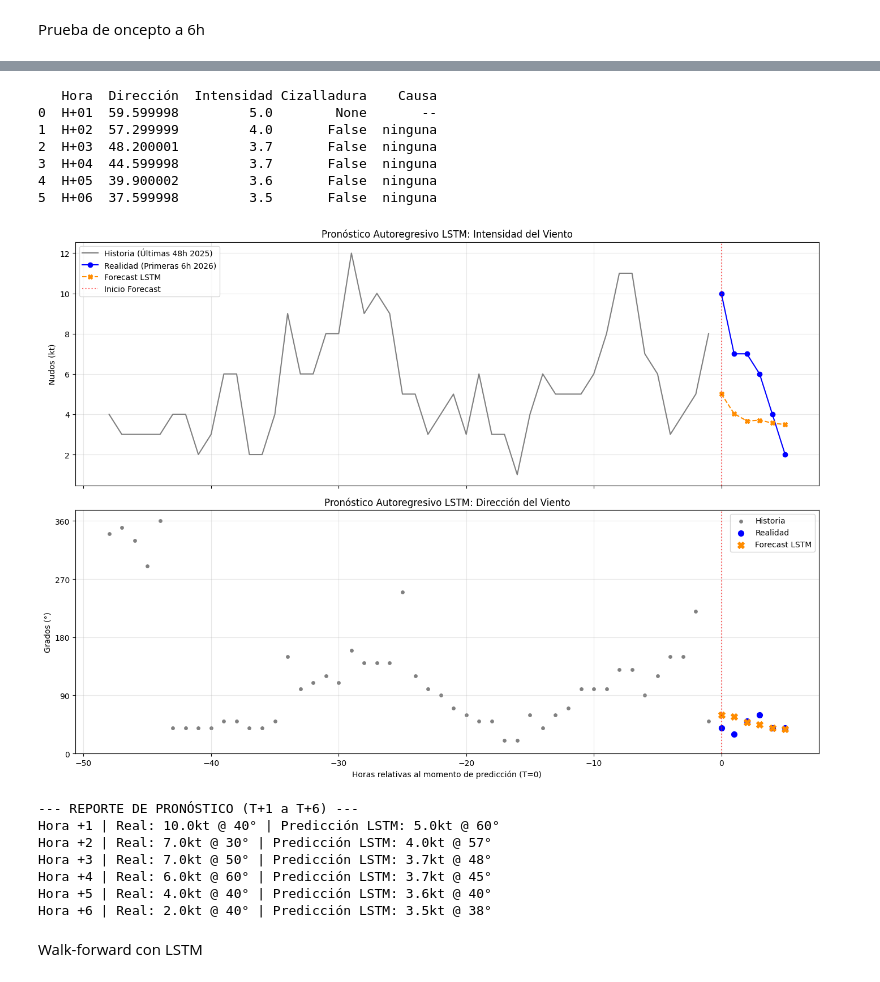
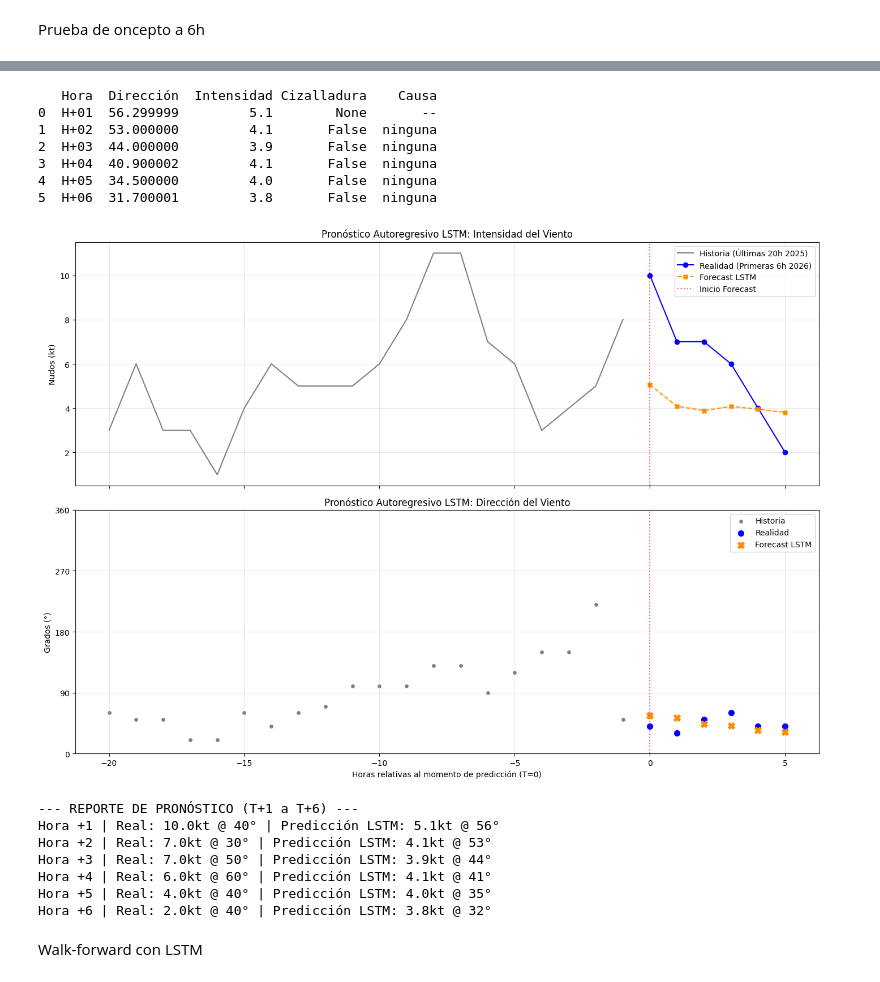
Before and after one commit to OmarLAlbarracinM/Prediccion-Cizalladura-SKBQ, a Jupyter notebook: docs/notebooks/Prueba_LSTM_pred_cizalladura.ipynb, the cells around one changed output, grey strips where cells are left out. Saved outputs shown, nothing was run; the diff lists cells and outputs as text; code cells hidden in the pictures.

Commit message:
Modelo validado con 20h

```diff
--- a/docs/notebooks/Prueba_LSTM_pred_cizalladura.ipynb
+++ b/docs/notebooks/Prueba_LSTM_pred_cizalladura.ipynb
@@ -463,6 +463,7 @@ reglas = {
     'dir_sin': 'mean',          # Promedio de la componente zonal
     'dir_cos': 'mean',          # Promedio de la componente meridional
     'intensidad_log': 'mean',
+    'intensidad_kt': 'mean',  # Promedio de intensidad para la hora
     'rafaga_kt': 'max',    # Capturamos la ráfaga más fuerte de la hora
     'temperatura': 'mean', # Promedio de temperatura
     'rocio': 'mean'       # Promedio de punto de rocío
@@ -476,6 +477,7 @@ df_modelo = df_pre_copy.resample('1h').agg(reglas)
 df_modelo['dir_sin'] = df_modelo['dir_sin'].interpolate(method='linear')
 df_modelo['dir_cos'] = df_modelo['dir_cos'].interpolate(method='linear')
 df_modelo['intensidad_log'] = df_modelo['intensidad_log'].interpolate(method='linear')
+df_modelo['intensidad_kt'] = df_modelo['intensidad_kt'].interpolate(method='linear')
 df_modelo['rafaga_kt'] = df_modelo['rafaga_kt'].fillna(0) # Si no hay reporte, rafaga es 0
 # Conservar las columnas 'temperatura' y 'rocio' en df_modelo
 df_modelo['temperatura'] = df_modelo['temperatura'].interpolate(method='linear')
@@ -528,3 +531,3 @@ plt.show()
 # %%
 # Filtrar desde 2013
-df_lstm = df_modelo.loc['2013-01-01':, ['dir_sin', 'dir_cos', 'intensidad_log', 'temperatura', 'rocio']].copy()
+df_lstm = df_modelo.loc['2013-01-01':, ['dir_sin', 'dir_cos', 'intensidad_kt', 'temperatura', 'rocio']].copy()
@@ -569,11 +590,11 @@ df_lstm.describe()
 ## LSTM
 # %%
 # Ajustar nombres reales de columnas en df_lstm
-features_modelo = ['dir_sin', 'dir_cos', 'intensidad_log', 'temperatura', 'rocio']
+features_modelo = ['dir_sin', 'dir_cos', 'intensidad_kt', 'temperatura', 'rocio']
 X = df_lstm[features_modelo].values
 
 # Lo que el modelo va a predecir
-targets = ['dir_sin', 'dir_cos', 'intensidad_log']
+targets = ['dir_sin', 'dir_cos', 'intensidad_kt']
 y = df_lstm[targets].values
 
 # ========== 2. PARTICIÓN CRONOLÓGICA CON DATOS NORMALIZADOS ==========
@@ -609,14 +630,6 @@ y_test  = scaler_y.transform(test_df[targets].to_numpy())
 print(f"\nXtrain: {Xtrain_data.shape} | y_train: {y_train.shape}")
 print(f"Xval:   {Xval_data.shape}   | y_val:   {y_val.shape}")
 print(f"Xtest:  {Xtest_data.shape}  | y_test:  {y_test.shape}")
-
-# ========== 3. VERIFICACIÓN DE SANIDAD ==========
-# La intensidad reconstruida no debe tener negativos
-y_train_orig = scaler_y.inverse_transform(y_train)
-intensidades = np.expm1(y_train_orig[:, 2])
-print(f"\nIntensidad mín en train: {intensidades.min():.2f} kt")
-print(f"Intensidad máx en train: {intensidades.max():.2f} kt")
-# Si mín >= 0, todo está bien
 # %% [output]
 Realizando partición cronológica...
 Train: 105192
@@ -635,7 +669,7 @@ Intensidad máx en train: 40.00 kt
 Generación secuencias para LSTM
 # %%
 # Parámetros metodológicos
-n_back = 48  # Nuestra ventana óptima de rezagos (reemplaza al 15 de tu notebook)
+n_back = 20  # Nuestra ventana óptima de rezagos (reemplaza al 15 de tu notebook)
 batch_size_train = 256 # Un lote más grande acelera el entrenamiento en TF
 batch_size_test = 1    # Como en tu notebook, batch_size=1 en test facilita la inferencia
 
@@ -916,6 +1013,6 @@ def detectar_cizalladura(direccion_pred, intensidad_pred,
 # %%
 # forecast_escalado tiene forma (6, 3) -> resultado de predict_autoregressive
-direccion_pred, intensidad_pred = convertir_predicciones(forecast_escalado, scaler_y)
+#direccion_pred, intensidad_pred = convertir_predicciones(forecast_escalado, scaler_y)
 
 # Mostrar resultados
 
@@ -964,12 +1061,12 @@ df_pronostico = generar_pronostico_df(direccion_pred, intensidad_pred)
 print(df_pronostico)
 # %% [output]
    Hora  Dirección  Intensidad Cizalladura    Causa
-0  H+01  59.599998         5.0        None       --
-1  H+02  57.299999         4.0       False  ninguna
-2  H+03  48.200001         3.7       False  ninguna
-3  H+04  44.599998         3.7       False  ninguna
-4  H+05  39.900002         3.6       False  ninguna
-5  H+06  37.599998         3.5       False  ninguna
+0  H+01  56.299999         5.1        None       --
+1  H+02  53.000000         4.1       False  ninguna
+2  H+03  44.000000         3.9       False  ninguna
+3  H+04  40.900002         4.1       False  ninguna
+4  H+05  34.500000         4.0       False  ninguna
+5  H+06  31.700001         3.8       False  ninguna
 # %%
 # --- 1. Des-normalización de los datos ---
 # forecast_escalado ya tiene forma (6, 3) -> dir_sin, dir_cos, intensidad_log
@@ -991,7 +1088,7 @@ def sincos_log_a_meteorologia(matriz):
     log_vals = matriz[:, 2]
 
     direccion  = np.degrees(np.arctan2(sin_vals, cos_vals)) % 360
-    intensidad = np.expm1(log_vals)
+    intensidad = log_vals
     return intensidad, direccion
 
 # Calculamos las variables operacionales
@@ -1007,43 +1104,43 @@ tiempo_pred     = np.arange(0, horizonte_pred)
 fig, (ax1, ax2) = plt.subplots(2, 1, figsize=(14, 10), sharex=True)
 
 # Gráfico 1: Intensidad
-ax1.plot(tiempo_historia, int_hist,     color='gray',       label='Historia (Últimas 48h 2025)')
+ax1.plot(tiempo_historia, int_hist,     color='gray',       label='Historia (Últimas 20h 2025)')
 ax1.plot(tiempo_pred,     int_real,     color='blue',       marker='o',               label='Realidad (Primeras 6h 2026)')
 ax1.plot(tiempo_pred,     int_forecast, color='darkorange', marker='X', linestyle='--', label='Forecast LSTM')
 ax1.axvline(x=0, color='red', linestyle=':', alpha=0.6, label='Inicio Forecast')
 ax1.set_title('Pronóstico Autoregresivo LSTM: Intensidad del Viento')
 ax1.set_ylabel('Nudos (kt)')
 ax1.grid(True, alpha=0.3)
 ax1.legend()
 
 # Gráfico 2: Dirección
 ax2.scatter(tiempo_historia, dir_hist,     color='gray',       s=15,            label='Historia')
 ax2.scatter(tiempo_pred,     dir_real,     color='blue',       marker='o', s=50, label='Realidad')
 ax2.scatter(tiempo_pred,     dir_forecast, color='darkorange', marker='X', s=70, label='Forecast LSTM')
 ax2.axvline(x=0, color='red', linestyle=':', alpha=0.6)
 ax2.set_title('Pronóstico Autoregresivo LSTM: Dirección del Viento')
 ax2.set_ylabel('Grados (°)')
 ax2.set_yticks([0, 90, 180, 270, 360])
 ax2.set_xlabel('Horas relativas al momento de predicción (T=0)')
 ax2.grid(True, alpha=0.3)
 ax2.legend()
 
 plt.tight_layout()
 plt.show()
 
 # --- 5. Tabla de resultados ---
 print("--- REPORTE DE PRONÓSTICO (T+1 a T+6) ---")
 for i in range(horizonte_pred):
     print(f"Hora +{i+1} | Real: {int_real[i]:.1f}kt @ {dir_real[i]:.0f}° | Predicción LSTM: {int_forecast[i]:.1f}kt @ {dir_forecast[i]:.0f}°")
 # %% [output]
-[figure, old version]
+[figure, new version]
 --- REPORTE DE PRONÓSTICO (T+1 a T+6) ---
-Hora +1 | Real: 10.0kt @ 40° | Predicción LSTM: 5.0kt @ 60°
-Hora +2 | Real: 7.0kt @ 30° | Predicción LSTM: 4.0kt @ 57°
-Hora +3 | Real: 7.0kt @ 50° | Predicción LSTM: 3.7kt @ 48°
-Hora +4 | Real: 6.0kt @ 60° | Predicción LSTM: 3.7kt @ 45°
-Hora +5 | Real: 4.0kt @ 40° | Predicción LSTM: 3.6kt @ 40°
-Hora +6 | Real: 2.0kt @ 40° | Predicción LSTM: 3.5kt @ 38°
+Hora +1 | Real: 10.0kt @ 40° | Predicción LSTM: 5.1kt @ 56°
+Hora +2 | Real: 7.0kt @ 30° | Predicción LSTM: 4.1kt @ 53°
+Hora +3 | Real: 7.0kt @ 50° | Predicción LSTM: 3.9kt @ 44°
+Hora +4 | Real: 6.0kt @ 60° | Predicción LSTM: 4.1kt @ 41°
+Hora +5 | Real: 4.0kt @ 40° | Predicción LSTM: 4.0kt @ 35°
+Hora +6 | Real: 2.0kt @ 40° | Predicción LSTM: 3.8kt @ 32°
 # %% [markdown]
 Walk-forward con LSTM
 # %%
```
Also changed, not shown: parts of 21 cells of this notebook.
